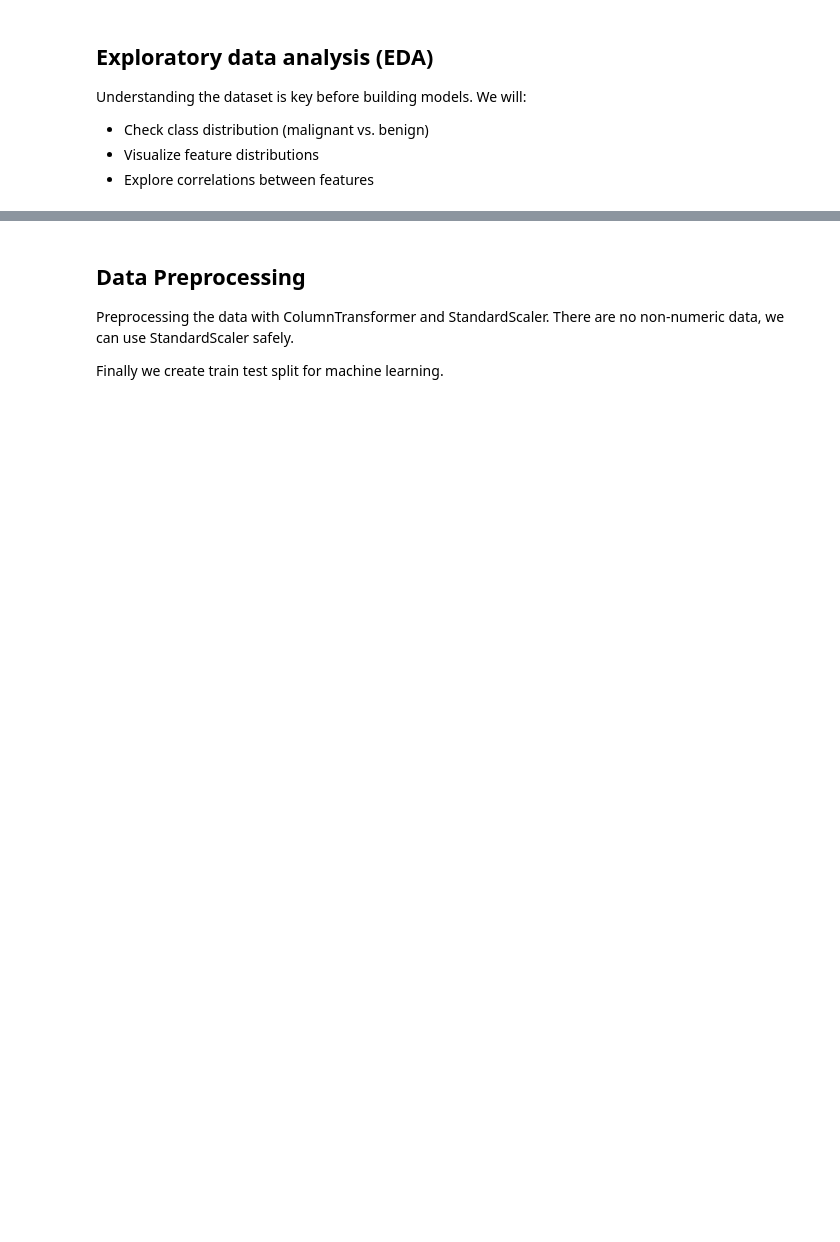
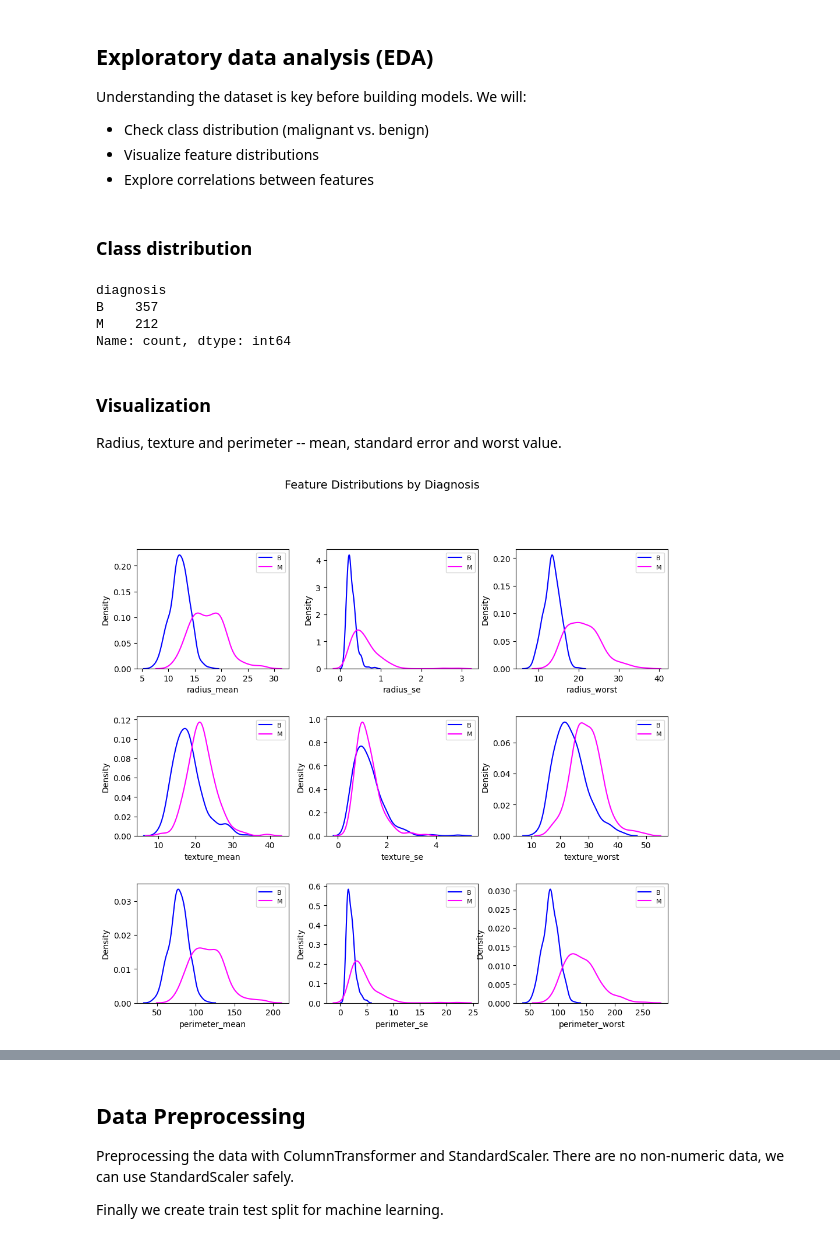
Before and after one commit to MahbubAlam231/BreastCancerPredictAI, a Jupyter notebook: BreastCancerPredictAI.ipynb, the cells around one changed output, grey strips where cells are left out. Cells and saved outputs as stored; diff of their text form; code cells hidden in the pictures; blank space fills up the shorter version.

```diff
--- a/BreastCancerPredictAI.ipynb
+++ b/BreastCancerPredictAI.ipynb
@@ -84,15 +99,49 @@ We will:
 - Check class distribution (malignant vs. benign)
 - Visualize feature distributions
 - Explore correlations between features
+# %% [markdown]
+### Class distribution
 # %%
-print(df.info())
-
 # Proportion of benign and malignant tumors
 
 print(df['diagnosis'].value_counts())
 
 X = df.drop(columns=["diagnosis", "id"])
 y = (df["diagnosis"] == "M").astype("int")
-
-print(X.info())
-print(y.head())
+# %% [output]
+diagnosis
+B    357
+M    212
+Name: count, dtype: int64
+# %% [markdown]
+### Visualization
+
+ Radius, texture and perimeter -- mean, standard error and worst value.
+# %%
+df_benign = df[df["diagnosis"] == "B"]
+df_malignant = df[df["diagnosis"] == "M"]
+
+features = X.columns
+
+n_cols = 3
+n_rows = 3
+size = n_rows * n_cols
+
+fig_name = "Feature Distributions by Diagnosis"
+plt.figure(num=fig_name, figsize=(n_rows * 3.5, n_cols * 3.5))
+
+for i in range(size):
+    plt.subplot(n_rows, n_cols, i+1)
+    feature = features[i//3 + 10 * (i%3)]
+    sns.kdeplot(df_benign[feature], color="blue", label="B", fill=False)
+    sns.kdeplot(df_malignant[feature], color="magenta", label="M", fill=False)
+    plt.legend(loc="upper right", fontsize=8)
+
+plt.suptitle(fig_name, fontsize=14)
+plt.tight_layout(pad=2.5, rect=(0, 0.05, 1, 0.95))
+plt.subplots_adjust(hspace=0.4, wspace=0.25)
+
+plt.savefig('feature_distribution_eda.jpg')
+plt.show()
+# %% [output]
+[figure, added]
```
Also changed, not shown: parts of 18 cells of this notebook, 6 other files.
